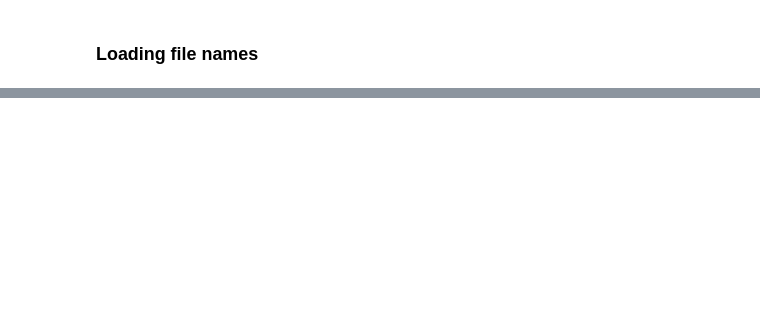
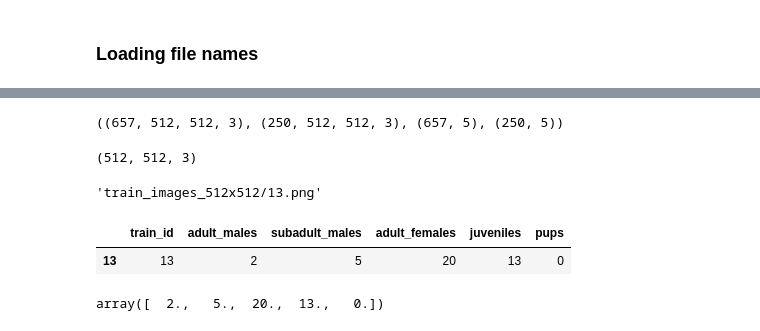
Before and after one commit to dysdsyd/kaggle-fisheries-steller-sea-lion, a Jupyter notebook: experiment-daft/convnet.ipynb, the cells around one changed output, grey strips where cells are left out. Cells and saved outputs as stored; diff of their text form; code cells hidden in the pictures; blank space fills up the shorter version.

```diff
--- a/experiment-daft/convnet.ipynb
+++ b/experiment-daft/convnet.ipynb
@@ -69,9 +106,8 @@ cord = pd.read_csv('../coords/coords.csv')
 # %%
-df= pd.read_csv('../NOA_sealions/Train/train.csv')
-n_train_images= len(fnames)
+df= pd.read_csv('train.csv')
 y_list=[]
-for i in range(0,n_train_images):
-    row= df.ix[i]
+for i in ids:
+    row= df.ix[int(i)]
     y_row= np.zeros((5))
     y_row[0]= row['adult_males']
     y_row[1]= row['subadult_males']
@@ -80,9 +116,5 @@ for i in range(0,n_train_images):
     y_row[4]= row['pups']
     y_list.append(y_row)
 
-x_train= np.asarray(imgs)
 y_train= np.asarray(y_list)
-
-print('x_train.shape', x_train.shape)
-print('y_train.shape', y_train.shape)
 # %% [output]
@@ -242,0 +196,22 @@ TypeError: __init__() missing 2 required positional arguments: 'nb_row' and 'nb_
+# %%
+train_set.shape, test_set.shape, train_labels.shape, test_labels.shape
+# %% [output]
+((657, 512, 512, 3), (250, 512, 512, 3), (657, 5), (250, 5))
+# %%
+input_shape = (image_size, image_size,3)
+input_shape
+# %% [output]
+(512, 512, 3)
+# %%
+names[4]
+# %% [output]
+'train_images_512x512/13.png'
+# %%
+df[df.train_id==13]
+# %% [output]
+|  | train_id | adult_males | subadult_males | adult_females | juveniles | pups |
+| 13 | 13 | 2 | 5 | 20 | 13 | 0 |
+# %%
+y_train[4]
+# %% [output]
+array([  2.,   5.,  20.,  13.,   0.])
```
Also changed, not shown: parts of 38 cells of this notebook.
